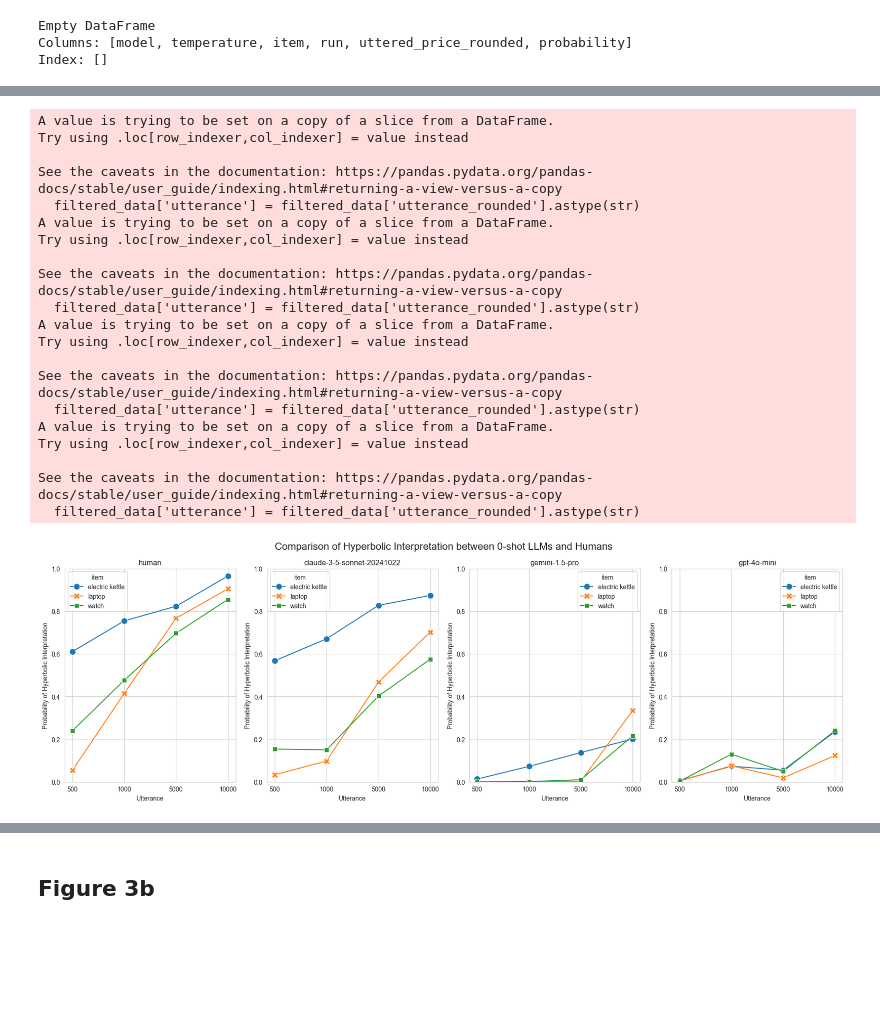
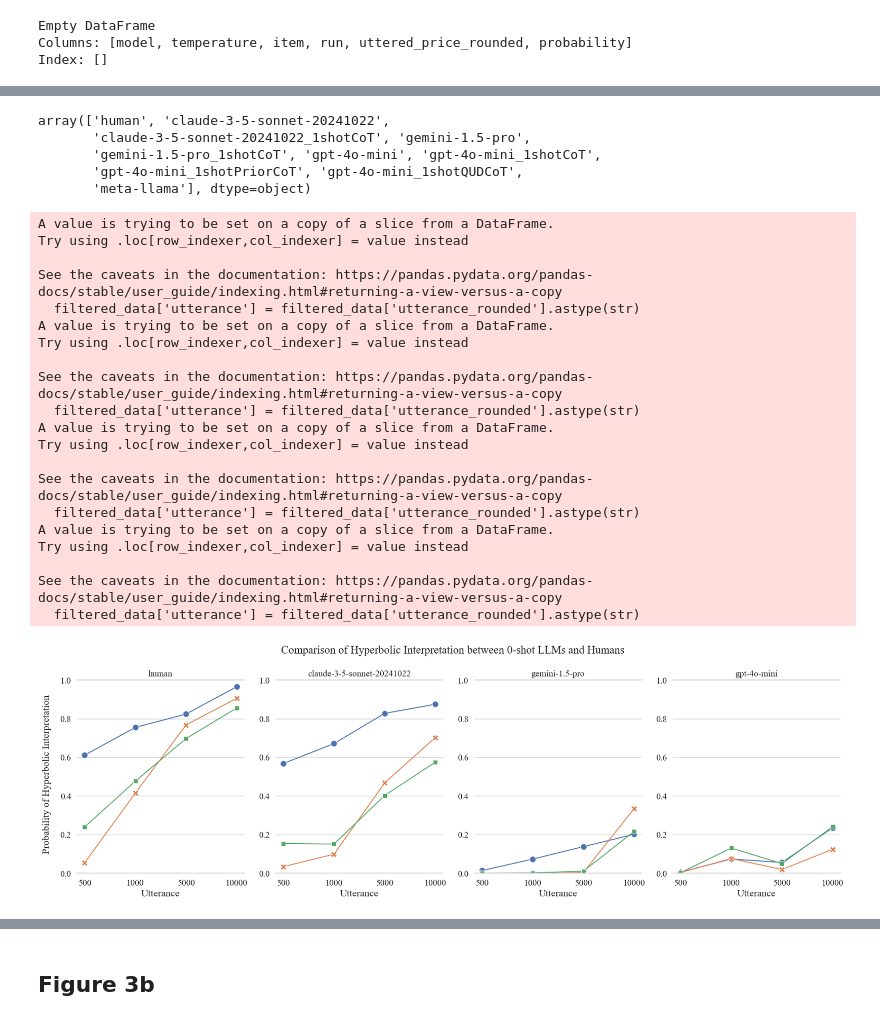
Before and after one commit to polina-tsvilodub/number_interpretation, a Jupyter notebook: code/analysis/plot_generation.ipynb, the cells around one changed output, grey strips where cells are left out. Cells and saved outputs as stored; diff of their text form; code cells hidden in the pictures; blank space fills up the shorter version.

```diff
--- a/code/analysis/plot_generation.ipynb
+++ b/code/analysis/plot_generation.ipynb
@@ -132,13 +110,12 @@ df_1b_clean_noNa
 ## Fig 2A; for this we use results from experiment 1b (probs of each s for each u)
 
 # Exploding values into columns
-def spread_parsed_response(row):
-    try:
+def spread_parsed_response(row, is_saved=False):
+    if is_saved:
         row["parsed_response_clean"] = [float(f) for f in row["parsed_response_clean"].replace("[", "").replace("]", "").split(",")]
-        row["prices"] = ["50", "51", "500", "501", "1000", "1001", "5000", "5001", "10000", "10001"]
-    except:
+    else:
         row["parsed_response_clean"] = [float(f) for f in row["parsed_response_clean"]]
-        row["prices"] = ["50", "51", "500", "501", "1000", "1001", "5000", "5001", "10000", "10001"]
+    row["prices"] = ["50", "51", "500", "501", "1000", "1001", "5000", "5001", "10000", "10001"]
     # print([(price, value) for price, value in zip(row['prices'], row['parsed_response_clean'])])
     return {f"price_{price}": value for price, value in zip(row['prices'], row['parsed_response_clean'])}
 
@@ -161,4 +138,4 @@ spread_df_1b_annotated[price_columns] = spread_df_1b_annotated[price_columns].di
 # keep only the humans_1b_prices columns that start with price_
 spread_df_1b_selected = spread_df_1b_annotated[["model", "run", "uttered_price", "temperature", "item", "price_type"] + price_columns]
 spread_df_1b_selected
-# spread_df_1b_selected.to_csv("../../data/results_helix/experiment_1b_spread.csv")
+# spread_df_1b_selected.to_csv("../../data/results_pt_01_14/experiment_1b_spread_allModels.csv")
@@ -550,21 +503,31 @@ df_experiment1a_hyperbole_grouped_agg = df_experiment1a_hyperbole_grouped_agg.re
 # combine llm and human data
 df_1b_long_hyperbolic_interpretation_summed = df_1b_long_hyperbolic_interpretation_summed.rename(columns={"uttered_price_rounded": "utterance_rounded"})[['model', 'item', 'utterance_rounded', 'probability']]
 df_hyperbole_3a = pd.concat([df_experiment1a_hyperbole_grouped_agg, df_1b_long_hyperbolic_interpretation_summed])
+# %%
+df_hyperbole_3a['model'].unique()
+# %% [output]
+array(['human', 'claude-3-5-sonnet-20241022',
+       'claude-3-5-sonnet-20241022_1shotCoT', 'gemini-1.5-pro',
+       'gemini-1.5-pro_1shotCoT', 'gpt-4o-mini', 'gpt-4o-mini_1shotCoT',
+       'gpt-4o-mini_1shotPriorCoT', 'gpt-4o-mini_1shotQUDCoT',
+       'meta-llama'], dtype=object)
 # %%
 import pandas as pd
 import matplotlib.pyplot as plt
 import seaborn as sns
 
+csfont = {'fontname':'Times New Roman'}
+plt.rcParams['font.family'] = 'Times New Roman'
 # Set the aesthetic style of the plots
-sns.set_style("whitegrid")
 
 # Create a figure and an array of subplots with 1 row and 3 columns
-fig, axs = plt.subplots(1, 4, figsize=(18, 6))
+fig, axs = plt.subplots(1, 4, figsize=(18, 6), sharey=False)
 
 # Add a title to the figure
-fig.suptitle('Comparison of Hyperbolic Interpretation between 0-shot LLMs and Humans', fontsize=16)
+fig.suptitle('Comparison of Hyperbolic Interpretation between 0-shot LLMs and Humans', fontsize=18, **csfont)
 
-for i, m in enumerate(df_hyperbole_3a['model'].unique()):
+
+for i, m in enumerate(['human', 'claude-3-5-sonnet-20241022', 'gemini-1.5-pro','gpt-4o-mini']):
     filtered_data = df_hyperbole_3a[df_hyperbole_3a['model'] == m]
     # Convert 'utterance' to string
     filtered_data['utterance'] = filtered_data['utterance_rounded'].astype(str)
@@ -573,35 +536,51 @@ for i, m in enumerate(df_hyperbole_3a['model'].unique()):
     sns.lineplot(ax=axs[i], data=filtered_data, x='utterance', y='probability', hue='item', style='item', markers=True, markersize=10, dashes=False)
 
     # Set plot labels and title
-    axs[i].set_xlabel('Utterance')
-    axs[i].set_ylabel('Probability of Hyperbolic Interpretation')
+    axs[i].set_xlabel('Utterance', fontsize = 16, **csfont)
+    axs[i].set_ylabel('')
     axs[i].set_ylim(0, 1.0)
     axs[i].set_title(m)
 
+    axs[i].grid(axis='x')
+    # axs[i].grid(False)
+    # Remove legend border
+    legend = axs[i].legend_
+    if legend:
+        legend.set_frame_on(False)
+    axs[i].tick_params(axis='both', labelsize=14)
+
+    if i >= 0:  # Remove left spine for all except the first subplot
+        axs[i].spines["left"].set_visible(False)
+    if i < len(axs):  # Remove right spine for all except the last subplot
+        axs[i].spines["right"].set_visible(False)
+    axs[i].legend().remove()
+
+fig.text(-0.01, 0.5, 'Probability of Hyperbolic Interpretation', va='center', rotation='vertical', fontsize=16, **csfont)
 # Adjust layout
 plt.tight_layout()
 
 # Show the plot
+# plt.savefig("figs/fig1_noYlines.png", dpi=300, bbox_inches="tight")
 plt.show()
 # %% [output]
 A value is trying to be set on a copy of a slice from a DataFrame.
 Try using .loc[row_indexer,col_indexer] = value instead
 
 See the caveats in the documentation: https://pandas.pydata.org/pandas-docs/stable/user_guide/indexing.html#returning-a-view-versus-a-copy
   filtered_data['utterance'] = filtered_data['utterance_rounded'].astype(str)
 A value is trying to be set on a copy of a slice from a DataFrame.
 Try using .loc[row_indexer,col_indexer] = value instead
 
 See the caveats in the documentation: https://pandas.pydata.org/pandas-docs/stable/user_guide/indexing.html#returning-a-view-versus-a-copy
   filtered_data['utterance'] = filtered_data['utterance_rounded'].astype(str)
 A value is trying to be set on a copy of a slice from a DataFrame.
 Try using .loc[row_indexer,col_indexer] = value instead
 
 See the caveats in the documentation: https://pandas.pydata.org/pandas-docs/stable/user_guide/indexing.html#returning-a-view-versus-a-copy
   filtered_data['utterance'] = filtered_data['utterance_rounded'].astype(str)
 A value is trying to be set on a copy of a slice from a DataFrame.
 Try using .loc[row_indexer,col_indexer] = value instead
 
 See the caveats in the documentation: https://pandas.pydata.org/pandas-docs/stable/user_guide/indexing.html#returning-a-view-versus-a-copy
   filtered_data['utterance'] = filtered_data['utterance_rounded'].astype(str)
-[figure, old version]
+[figure, new version]
```
Also changed, not shown: parts of 34 cells of this notebook, 37 other files.
